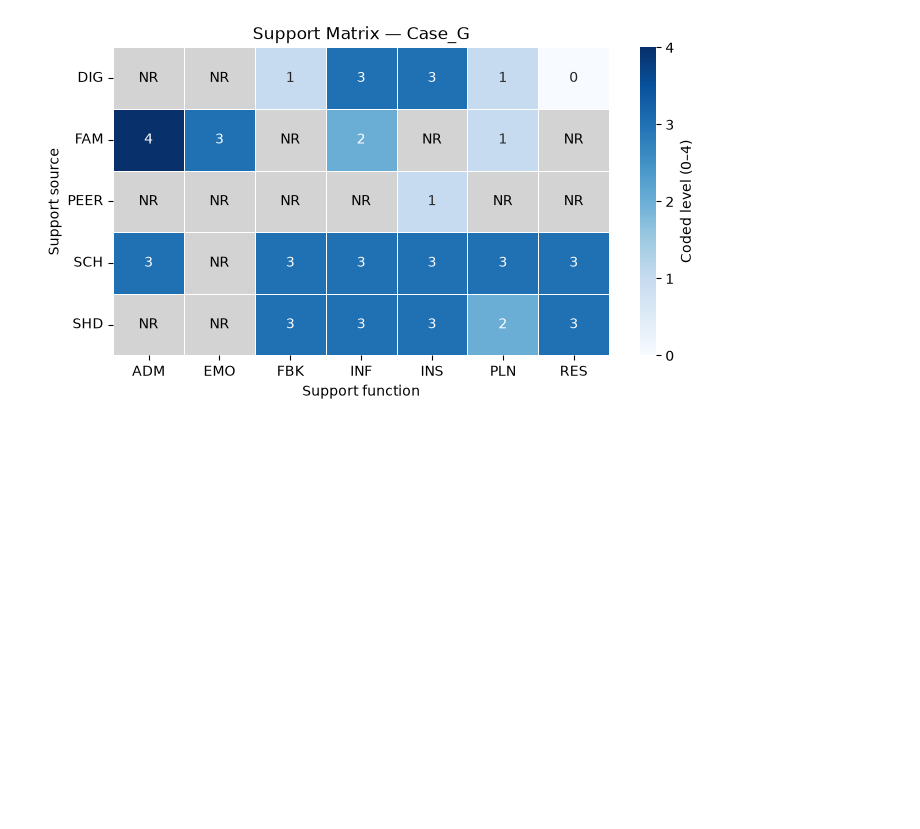
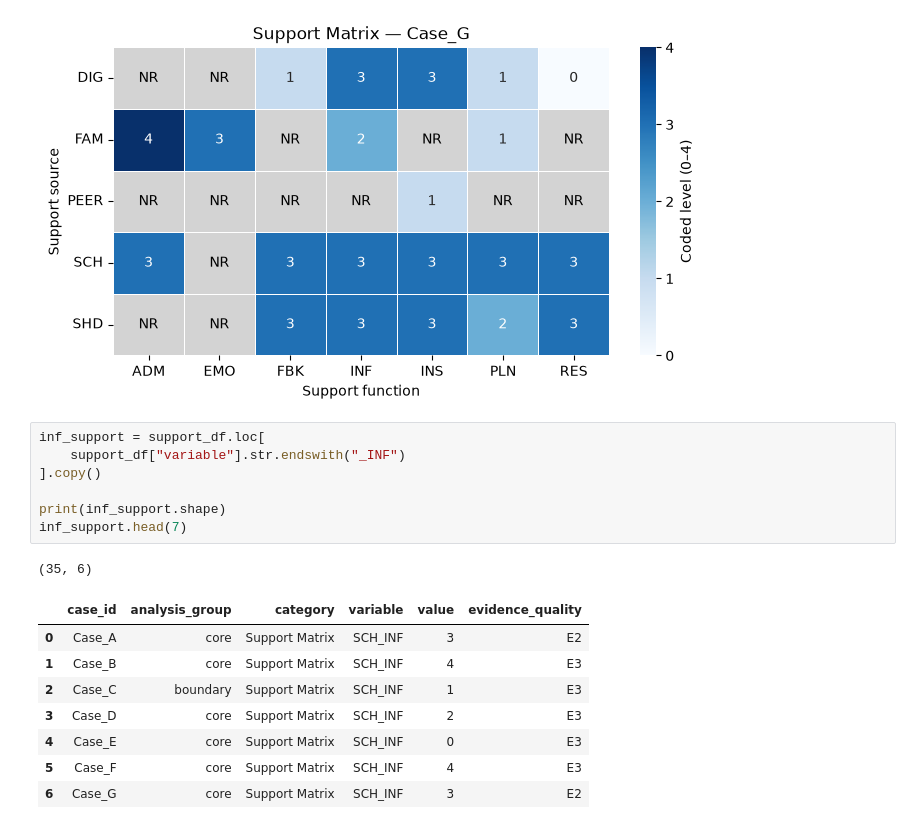
Before and after one commit to Joy090810/standardized-test-fairness, a Jupyter notebook: notebooks/01_data_overview.ipynb, the cells around one changed output. Saved outputs shown, nothing was run; the diff lists cells and outputs as text; blank space fills up the shorter version.

```diff
--- a/notebooks/01_data_overview.ipynb
+++ b/notebooks/01_data_overview.ipynb
@@ -378,3 +378,20 @@ for case_id in cases:
 [figure]
 [figure]
 [figure]
+# %%
+inf_support = support_df.loc[
+    support_df["variable"].str.endswith("_INF")
+].copy()
+
+print(inf_support.shape)
+inf_support.head(7)
+# %% [output]
+(35, 6)
+|  | case_id | analysis_group | category | variable | value | evidence_quality |
+| 0 | Case_A | core | Support Matrix | SCH_INF | 3 | E2 |
+| 1 | Case_B | core | Support Matrix | SCH_INF | 4 | E3 |
+| 2 | Case_C | boundary | Support Matrix | SCH_INF | 1 | E3 |
+| 3 | Case_D | core | Support Matrix | SCH_INF | 2 | E3 |
+| 4 | Case_E | core | Support Matrix | SCH_INF | 0 | E3 |
+| 5 | Case_F | core | Support Matrix | SCH_INF | 4 | E3 |
+| 6 | Case_G | core | Support Matrix | SCH_INF | 3 | E2 |
```
Also changed, not shown: parts of 4 cells of this notebook, 1 other file.
